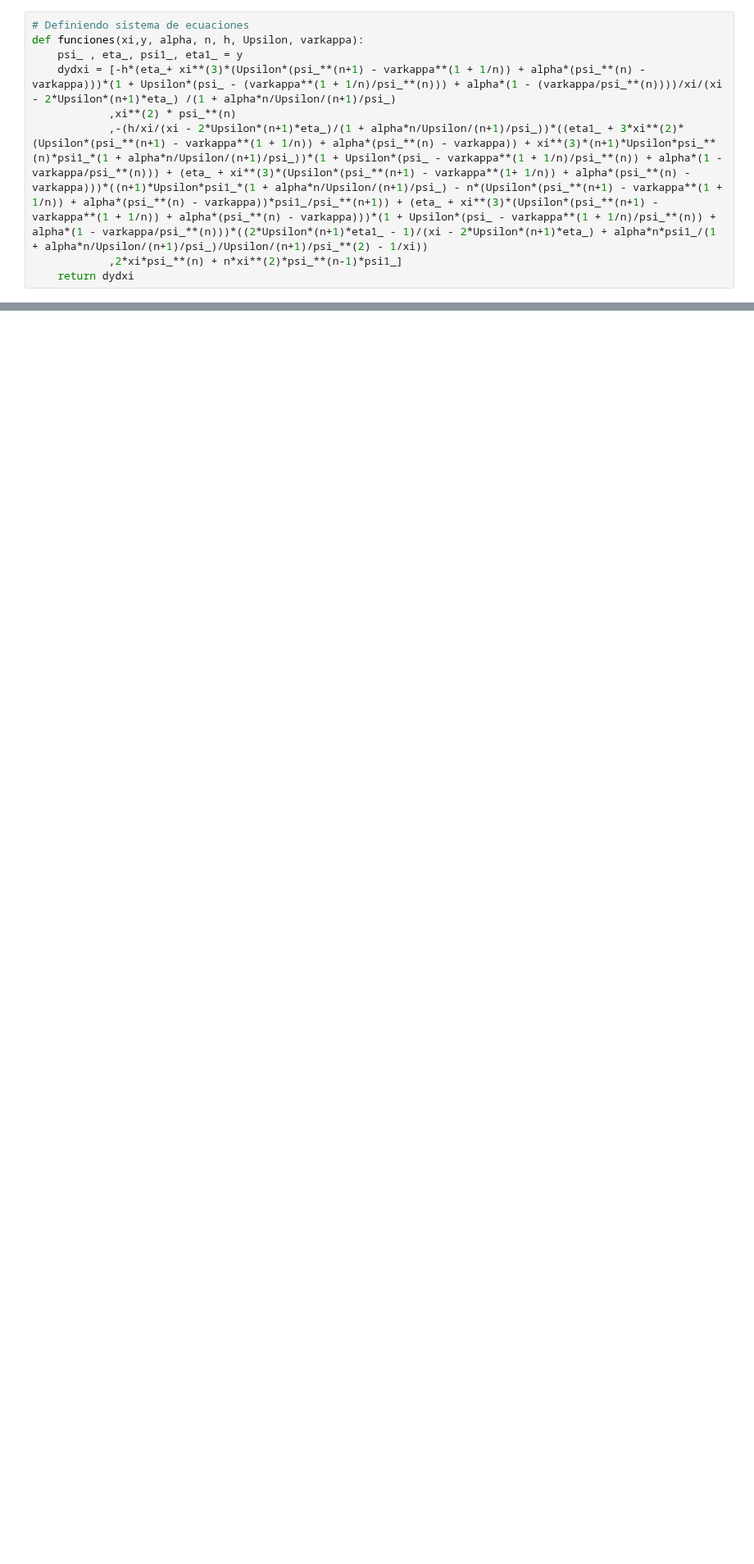
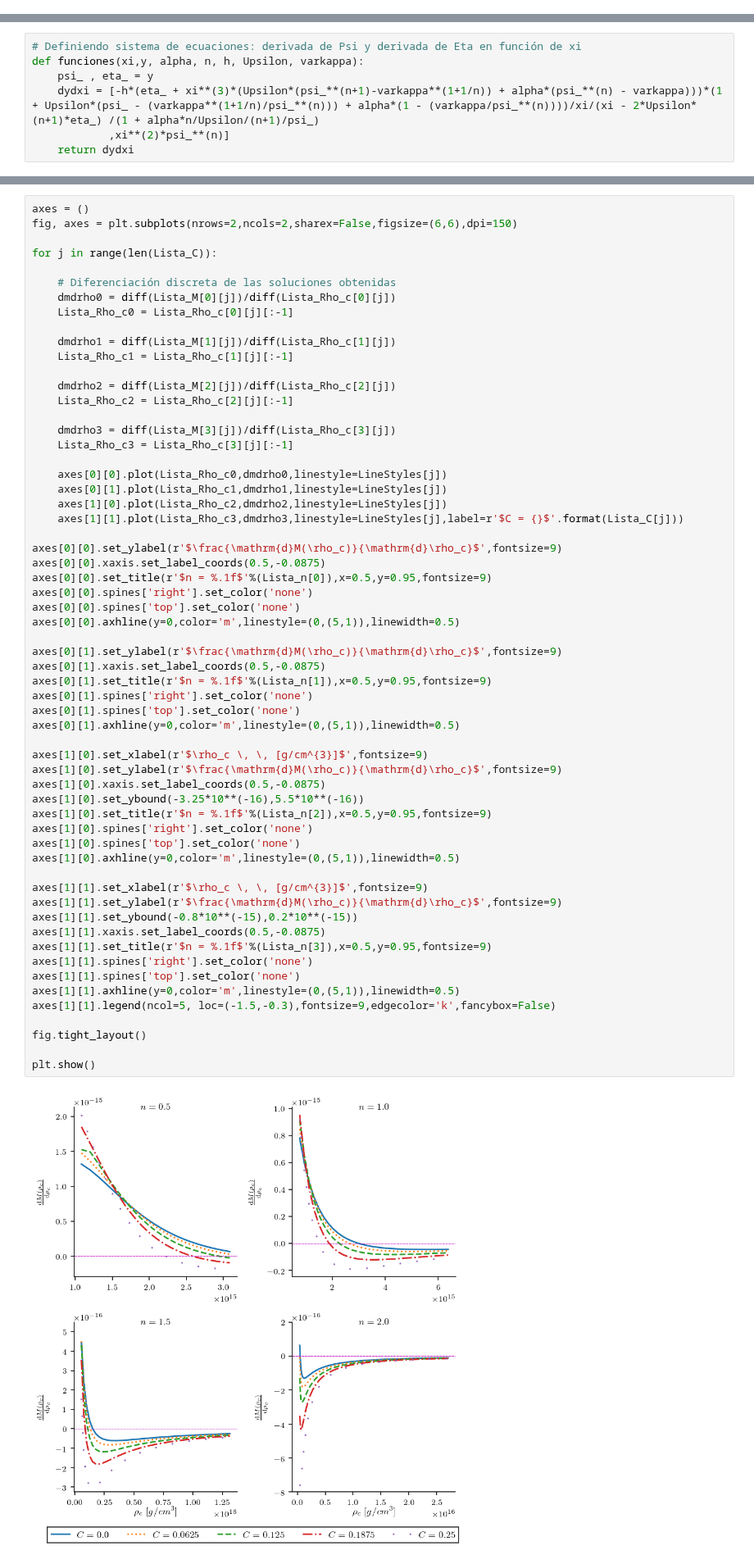
Before and after one commit to danielfsu/TrabajoDeInvestigacion, a Jupyter notebook: Polítropa_Maestra/Polítropa Maestra - H-Z-N - Gráfica.ipynb, the cells around one changed output, grey strips where cells are left out. Shown at 82% size. Drawn from its saved outputs; the diff is of its cells as text; blank space fills up the shorter version.

```diff
--- a/Polítropa_Maestra/Polítropa Maestra - H-Z-N - Gráfica.ipynb
+++ b/Polítropa_Maestra/Polítropa Maestra - H-Z-N - Gráfica.ipynb
@@ -13,12 +17,3 @@ params = {'text.latex.preamble' : [r'\usepackage{amsmath}']}
 plt.rcParams.update(params)
 plt.rcParams['xtick.labelsize'] = 8
 plt.rcParams['ytick.labelsize'] = 8
-# %%
-# Definiendo sistema de ecuaciones
-def funciones(xi,y, alpha, n, h, Upsilon, varkappa):
-    psi_ , eta_, psi1_, eta1_ = y
-    dydxi = [-h*(eta_+ xi**(3)*(Upsilon*(psi_**(n+1) - varkappa**(1 + 1/n)) + alpha*(psi_**(n) - varkappa)))*(1 + Upsilon*(psi_ - (varkappa**(1 + 1/n)/psi_**(n))) + alpha*(1 - (varkappa/psi_**(n))))/xi/(xi - 2*Upsilon*(n+1)*eta_) /(1 + alpha*n/Upsilon/(n+1)/psi_)
-            ,xi**(2) * psi_**(n)
-            ,-(h/xi/(xi - 2*Upsilon*(n+1)*eta_)/(1 + alpha*n/Upsilon/(n+1)/psi_))*((eta1_ + 3*xi**(2)*(Upsilon*(psi_**(n+1) - varkappa**(1 + 1/n)) + alpha*(psi_**(n) - varkappa)) + xi**(3)*(n+1)*Upsilon*psi_**(n)*psi1_*(1 + alpha*n/Upsilon/(n+1)/psi_))*(1 + Upsilon*(psi_ - varkappa**(1 + 1/n)/psi_**(n)) + alpha*(1 - varkappa/psi_**(n))) + (eta_ + xi**(3)*(Upsilon*(psi_**(n+1) - varkappa**(1+ 1/n)) + alpha*(psi_**(n) - varkappa)))*((n+1)*Upsilon*psi1_*(1 + alpha*n/Upsilon/(n+1)/psi_) - n*(Upsilon*(psi_**(n+1) - varkappa**(1 + 1/n)) + alpha*(psi_**(n) - varkappa))*psi1_/psi_**(n+1)) + (eta_ + xi**(3)*(Upsilon*(psi_**(n+1) - varkappa**(1 + 1/n)) + alpha*(psi_**(n) - varkappa)))*(1 + Upsilon*(psi_ - varkappa**(1 + 1/n)/psi_**(n)) + alpha*(1 - varkappa/psi_**(n)))*((2*Upsilon*(n+1)*eta1_ - 1)/(xi - 2*Upsilon*(n+1)*eta_) + alpha*n*psi1_/(1 + alpha*n/Upsilon/(n+1)/psi_)/Upsilon/(n+1)/psi_**(2) - 1/xi))
-            ,2*xi*psi_**(n) + n*xi**(2)*psi_**(n-1)*psi1_]
-    return dydxi
@@ -25,3 +87,10 @@ def funciones(xi,y, alpha, n, h, Upsilon, varkappa):
+# %%
+# Definiendo sistema de ecuaciones: derivada de Psi y derivada de Eta en función de xi
+def funciones(xi,y, alpha, n, h, Upsilon, varkappa):
+    psi_ , eta_ = y
+    dydxi = [-h*(eta_ + xi**(3)*(Upsilon*(psi_**(n+1)-varkappa**(1+1/n)) + alpha*(psi_**(n) - varkappa)))*(1 + Upsilon*(psi_ - (varkappa**(1+1/n)/psi_**(n))) + alpha*(1 - (varkappa/psi_**(n))))/xi/(xi - 2*Upsilon*(n+1)*eta_) /(1 + alpha*n/Upsilon/(n+1)/psi_)
+            ,xi**(2)*psi_**(n)]
+    return dydxi
 # %%
 c = 2.997*10**(8)          # Velocidad de la luz en S.I.
 G = 6.673*10**(-11)        # Constante de gravitación universal en S.I.
@@ -144,3 +205,65 @@ Wall time: 8.43 s
 # %%
 LineStyles = ['solid', 'dotted', 'dashed', 'dashdot', (0,(1,10)), (0,(5,10)), (0,(3,10,1,10)), (0,(3,1,1,1,1,1)),
               'dotted', 'dashed', 'dashdot', (0,(1,10)), (0,(5,10))]
+# %%
+axes = ()
+fig, axes = plt.subplots(nrows=2,ncols=2,sharex=False,figsize=(6,6),dpi=150)
+
+for j in range(len(Lista_C)):
+
+    # Diferenciación discreta de las soluciones obtenidas
+    dmdrho0 = diff(Lista_M[0][j])/diff(Lista_Rho_c[0][j])
+    Lista_Rho_c0 = Lista_Rho_c[0][j][:-1]
+
+    dmdrho1 = diff(Lista_M[1][j])/diff(Lista_Rho_c[1][j])
+    Lista_Rho_c1 = Lista_Rho_c[1][j][:-1]
+
+    dmdrho2 = diff(Lista_M[2][j])/diff(Lista_Rho_c[2][j])
+    Lista_Rho_c2 = Lista_Rho_c[2][j][:-1]
+
+    dmdrho3 = diff(Lista_M[3][j])/diff(Lista_Rho_c[3][j])
+    Lista_Rho_c3 = Lista_Rho_c[3][j][:-1]
+
+    axes[0][0].plot(Lista_Rho_c0,dmdrho0,linestyle=LineStyles[j])
+    axes[0][1].plot(Lista_Rho_c1,dmdrho1,linestyle=LineStyles[j])
+    axes[1][0].plot(Lista_Rho_c2,dmdrho2,linestyle=LineStyles[j])
+    axes[1][1].plot(Lista_Rho_c3,dmdrho3,linestyle=LineStyles[j],label=r'$C = {}$'.format(Lista_C[j]))
+
+axes[0][0].set_ylabel(r'$\frac{\mathrm{d}M(\rho_c)}{\mathrm{d}\rho_c}$',fontsize=9)
+axes[0][0].xaxis.set_label_coords(0.5,-0.0875)
+axes[0][0].set_title(r'$n = %.1f$'%(Lista_n[0]),x=0.5,y=0.95,fontsize=9)
+axes[0][0].spines['right'].set_color('none')
+axes[0][0].spines['top'].set_color('none')
+axes[0][0].axhline(y=0,color='m',linestyle=(0,(5,1)),linewidth=0.5)
+
+axes[0][1].set_ylabel(r'$\frac{\mathrm{d}M(\rho_c)}{\mathrm{d}\rho_c}$',fontsize=9)
+axes[0][1].xaxis.set_label_coords(0.5,-0.0875)
+axes[0][1].set_title(r'$n = %.1f$'%(Lista_n[1]),x=0.5,y=0.95,fontsize=9)
+axes[0][1].spines['right'].set_color('none')
+axes[0][1].spines['top'].set_color('none')
+axes[0][1].axhline(y=0,color='m',linestyle=(0,(5,1)),linewidth=0.5)
+
+axes[1][0].set_xlabel(r'$\rho_c \, \, [g/cm^{3}]$',fontsize=9)
+axes[1][0].set_ylabel(r'$\frac{\mathrm{d}M(\rho_c)}{\mathrm{d}\rho_c}$',fontsize=9)
+axes[1][0].xaxis.set_label_coords(0.5,-0.0875)
+axes[1][0].set_ybound(-3.25*10**(-16),5.5*10**(-16))
+axes[1][0].set_title(r'$n = %.1f$'%(Lista_n[2]),x=0.5,y=0.95,fontsize=9)
+axes[1][0].spines['right'].set_color('none')
+axes[1][0].spines['top'].set_color('none')
+axes[1][0].axhline(y=0,color='m',linestyle=(0,(5,1)),linewidth=0.5)
+
+axes[1][1].set_xlabel(r'$\rho_c \, \, [g/cm^{3}]$',fontsize=9)
+axes[1][1].set_ylabel(r'$\frac{\mathrm{d}M(\rho_c)}{\mathrm{d}\rho_c}$',fontsize=9)
+axes[1][1].set_ybound(-0.8*10**(-15),0.2*10**(-15))
+axes[1][1].xaxis.set_label_coords(0.5,-0.0875)
+axes[1][1].set_title(r'$n = %.1f$'%(Lista_n[3]),x=0.5,y=0.95,fontsize=9)
+axes[1][1].spines['right'].set_color('none')
+axes[1][1].spines['top'].set_color('none')
+axes[1][1].axhline(y=0,color='m',linestyle=(0,(5,1)),linewidth=0.5)
+axes[1][1].legend(ncol=5, loc=(-1.5,-0.3),fontsize=9,edgecolor='k',fancybox=False)
+
+fig.tight_layout()
+
+plt.show()
+# %% [output]
+[figure, added]
```
Also changed, not shown: parts of 15 cells of this notebook.
